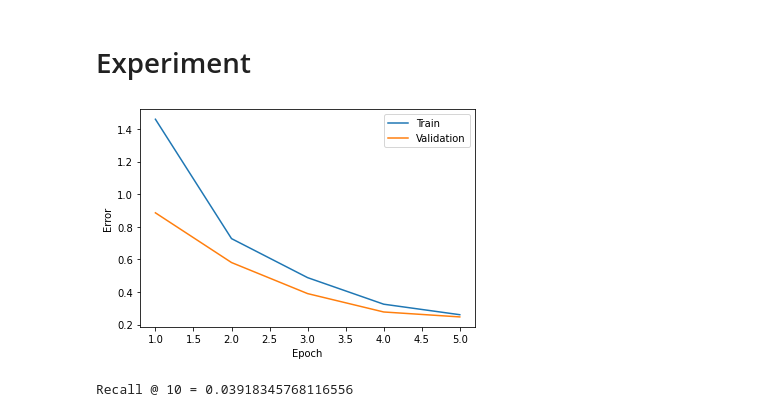
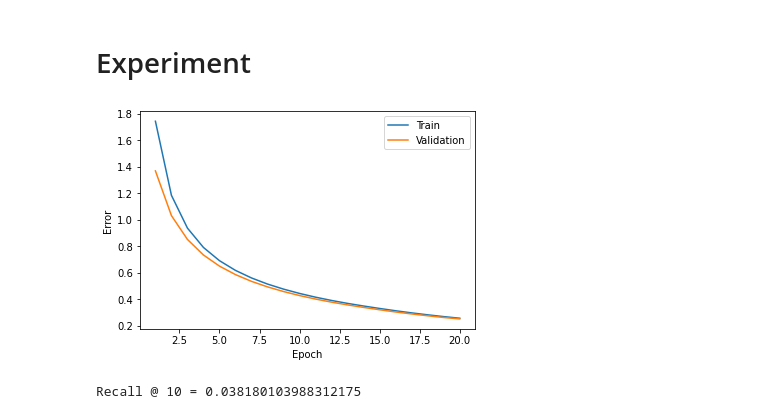
Before and after one commit to JulesDesmet/rbm_recommender, a Jupyter notebook: GoodreadsRBM.ipynb, the cells around one changed output. Cells and saved outputs as stored; diff of their text form; code cells hidden in the pictures.

```diff
--- a/GoodreadsRBM.ipynb
+++ b/GoodreadsRBM.ipynb
@@ -95,11 +95,11 @@ display(interactions_df.head(10))
 # %%
 # Convert the columns to the correct types
-interactions_df["date_updated"] = pd.to_datetime(interactions_df["date_updated"], format="%a %b %d %H:%M:%S %z %Y")
+# interactions_df["date_updated"] = pd.to_datetime(interactions_df["date_updated"], format="%a %b %d %H:%M:%S %z %Y")
 books_df["book_id"] = books_df["book_id"].astype("int64")
 interactions_df["book_id"] = interactions_df["book_id"].astype("int64")
 
 # Sort the interactions by user ID and the timestamp
-interactions_df = interactions_df.sort_values(by=["user_id", "date_updated"], ascending=[True, True])
+# interactions_df = interactions_df.sort_values(by=["user_id", "date_updated"], ascending=[True, True])
 # %% [markdown]
 # Preprocessing
 # %%
@@ -184,9 +184,8 @@ def apply_consecutive_mapping(dataframe: pd.DataFrame, column: str, new_column:
 apply_consecutive_mapping(interactions_df, "user_id", "user_id_int")
 apply_consecutive_mapping(interactions_df, "book_id", "book_id_int", books_df)
 
-interactions_df = interactions_df[["user_id_int", "book_id_int", "date_updated", "rating"]]
-interactions_df = interactions_df.rename(
-    columns={"user_id_int": "user_id", "book_id_int": "item_id", "date_updated": "datetime"})
+interactions_df = interactions_df[["user_id_int", "book_id_int", "rating"]]
+interactions_df = interactions_df.rename(columns={"user_id_int": "user_id", "book_id_int": "item_id"})
 
 display(books_df.head(10))
 display(interactions_df.head(10))
@@ -337,14 +336,4 @@ def get_ndcg(top_k: np.ndarray, actual_scores: np.ndarray):
     return ndcg
 # %% [markdown]
 # Training the RBM
-# %%
-# Training hyperparameters
-epochs = 5
-batch_size = 500
-gibbs_sampling_iterations = 1
-nr_recommendations = 10
-alpha = 0.1  # Learning rate
-
-hiddenUnits = 50
-visibleUnits = shape[1]
 # %%
@@ -396,6 +400,16 @@ def plot_errors(train_errors: list, validation_errors: list, file_name: str = No
     plt.show()
 # %% [markdown]
 # Experiment
+# %%
+# Training hyperparameters
+epochs = 20
+batch_size = 250
+gibbs_sampling_iterations = 1
+nr_recommendations = 10
+alpha = 0.01  # Learning rate
+
+hiddenUnits = 20
+visibleUnits = shape[1]
 # %%
 W, vb, hb = None, None, None
 
@@ -411,34 +425,35 @@ for seed in trange(1, 6, leave=False):
     for train_indices, validation_indices in split_k_folds(train):
         tensor_train = convert_sparse_matrix_to_sparse_tensor(train[train_indices])
         tensor_validation = convert_sparse_matrix_to_sparse_tensor(train[validation_indices])
 
         train_ds = tf.data.Dataset.from_tensor_slices(tensor_train).batch(batch_size)
         validation_ds = tf.data.Dataset.from_tensor_slices(tensor_validation).batch(batch_size)
 
+        W = tf.Variable(tf.zeros([visibleUnits, hiddenUnits]), tf.float32)
+        D = tf.Variable(tf.zeros([visibleUnits]), tf.bool)
         vb = tf.Variable(tf.zeros([visibleUnits]), tf.float32)
         hb = tf.Variable(tf.zeros([hiddenUnits]), tf.float32)
-        W = tf.Variable(tf.zeros([visibleUnits, hiddenUnits]), tf.float32)
 
-        W, vb, hb, train_errors, validation_errors = train_rbm(train_ds, validation_ds, W, vb, hb)
+        W, D, vb, hb, train_errors, validation_errors = train_rbm(train_ds, validation_ds, W, vb, hb, D)
 
         for epoch in range(epochs):
             mean_train_errors[epoch] += train_errors[epoch] / 5
             mean_validation_errors[epoch] += validation_errors[epoch] / 5
 
         break
 
     plot_errors(mean_train_errors, mean_validation_errors)
 
     recommendations = np.empty((shape[0], 10), dtype=np.int_)
     for batch_start in range(0, train.shape[0], batch_size):
         batch_end = batch_start + batch_size
         batch = train[batch_start: batch_end]
         recommendations[batch_start: batch_end] = get_k_recommendations(batch.toarray(), W, hb, vb, nr_recommendations)
     recall = compute_recall(test, array_to_sparse_matrix(recommendations))
 
     print("Recall @", nr_recommendations, "=", recall)
 
     break
 # %% [output]
-[figure, old version]
+[figure, new version]
-Recall @ 10 = 0.03918345768116556
+Recall @ 10 = 0.038180103988312175
```
Also changed, not shown: parts of 5 cells of this notebook.
